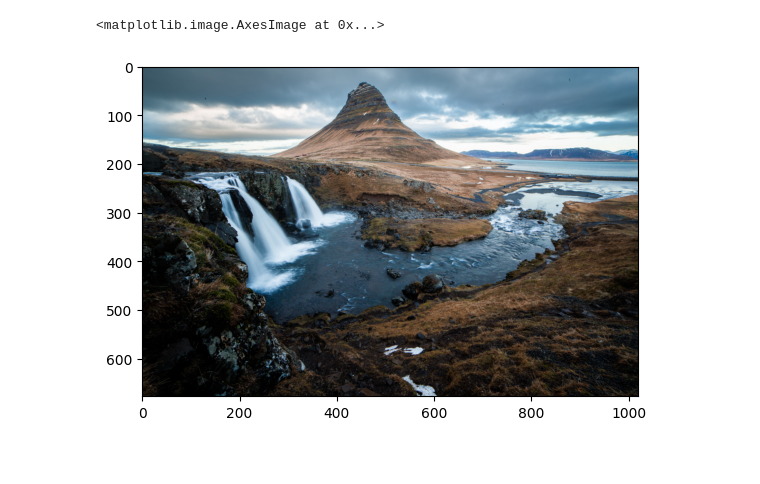
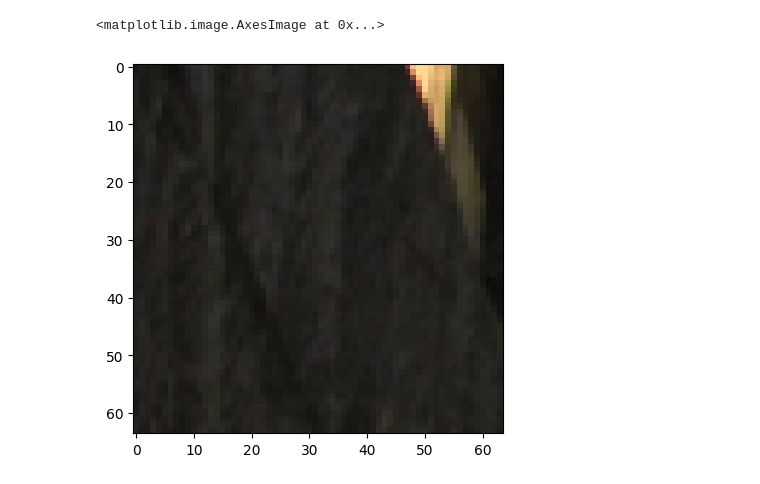
Before and after one commit to Vlam1r/sesr-jax, a Jupyter notebook: data_visualisation.ipynb, the cells around one changed output. Drawn from its saved outputs; the diff is of its cells as text; code cells hidden in the pictures; blank space fills up the shorter version.

Commit message:
Add code for loading and transforming dataset
Added code in "data_preparation.py" for loading the dataset and
performing the transformations described in the paper.

```diff
--- a/data_visualisation.ipynb
+++ b/data_visualisation.ipynb
@@ -13,2 +7,4 @@ ds_batched = ds_train.batch(1)
+# %%
+a, b = data_preparation.get_dataset("div2k/bicubic_x2")
 # %%
-element_dict = next(iter(ds_batched))
+im = next(iter(a))
@@ -21,6 +11,5 @@ plt.imshow(element_dict['hr'].numpy()[0])
-# %%
-# Low resolution image
-plt.imshow(element_dict['lr'].numpy()[0])
-# %% [output]
-<matplotlib.image.AxesImage at 0x...>
-[figure, removed]
+# %%
+plt.imshow(im[0][0])
+# %% [output]
+<matplotlib.image.AxesImage at 0x...>
+[figure, added]
```
Also changed, not shown: parts of 5 cells of this notebook, 1 other file.
